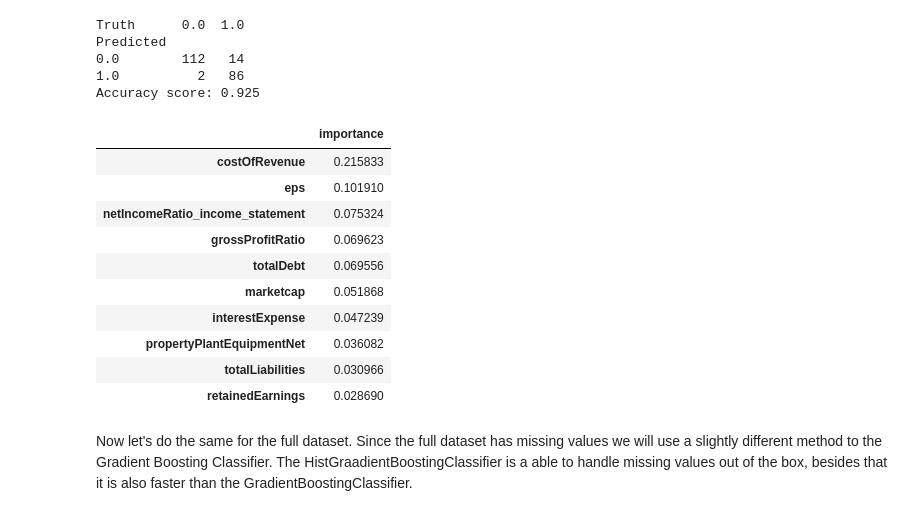
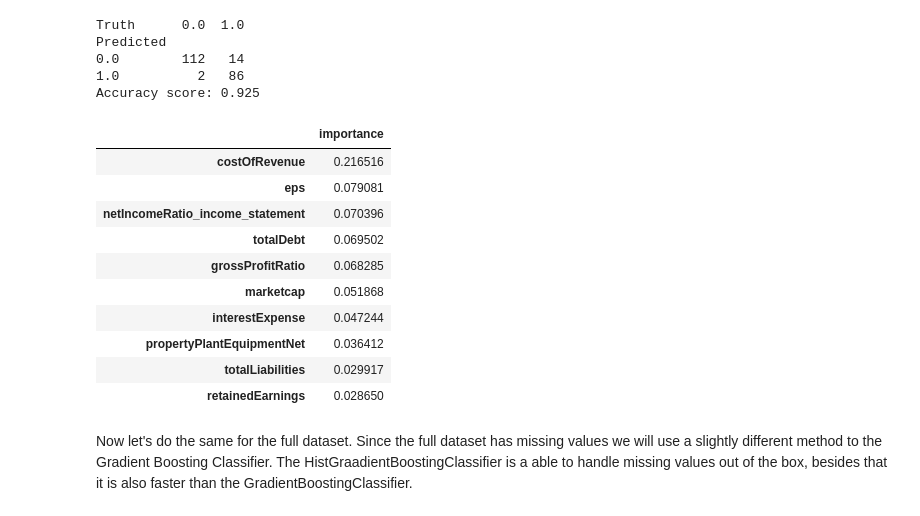
Before and after one commit to quityQ/bachelor, a Jupyter notebook: analysis_forest.ipynb, the cells around one changed output. Cells and saved outputs as stored; diff of their text form; code cells hidden in the pictures.

```diff
--- a/analysis_forest.ipynb
+++ b/analysis_forest.ipynb
@@ -117,6 +120,8 @@ df3 = df3.select_dtypes(include=[np.number])
                                 df3['unhealthy'],
                                 test_size=0.3,
                                 random_state=0)
+
+feature_names_02 = df3.drop(columns=['unhealthy']).columns.tolist()
 # %%
 # train models using gradient boosting classifier (default parameters, verbose for logging)
 
@@ -156,21 +161,21 @@ Predicted
 1.0          2   86
 Accuracy score: 0.925
 # %%
-feature_importances = pd.DataFrame({'importance':boost_3std.feature_importances_}, index=feature_names)
+feature_importances = pd.DataFrame({'importance':boost_3std.feature_importances_}, index=feature_names_02)
 feature_importances.sort_values(by='importance', ascending=False, inplace=True)
 feature_importances.head(10)
 # %% [output]
 |  | importance |
-| costOfRevenue | 0.215833 |
-| eps | 0.101910 |
-| netIncomeRatio_income_statement | 0.075324 |
-| grossProfitRatio | 0.069623 |
-| totalDebt | 0.069556 |
+| costOfRevenue | 0.216516 |
+| eps | 0.079081 |
+| netIncomeRatio_income_statement | 0.070396 |
+| totalDebt | 0.069502 |
+| grossProfitRatio | 0.068285 |
 | marketcap | 0.051868 |
-| interestExpense | 0.047239 |
-| propertyPlantEquipmentNet | 0.036082 |
-| totalLiabilities | 0.030966 |
-| retainedEarnings | 0.028690 |
+| interestExpense | 0.047244 |
+| propertyPlantEquipmentNet | 0.036412 |
+| totalLiabilities | 0.029917 |
+| retainedEarnings | 0.028650 |
 # %% [markdown]
 Now let's do the same for the full dataset. Since the full dataset has missing values we will use a slightly different method to the Gradient Boosting Classifier. The HistGraadientBoostingClassifier is a able to handle missing values out of the box, besides that it is also faster than the GradientBoostingClassifier.
 # %%
```
Also changed, not shown: parts of 12 cells of this notebook, 5 other files.
